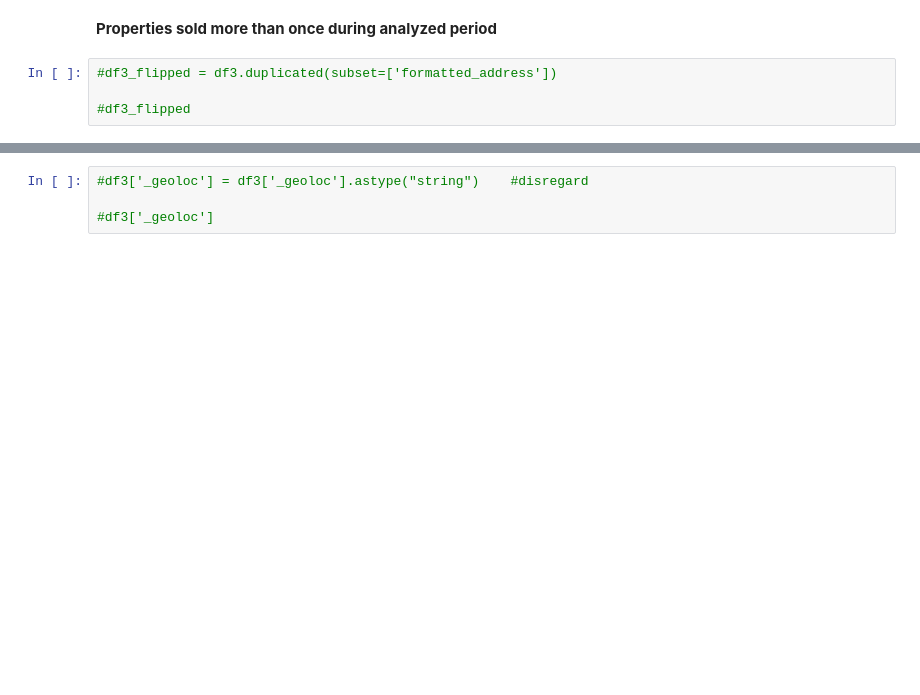
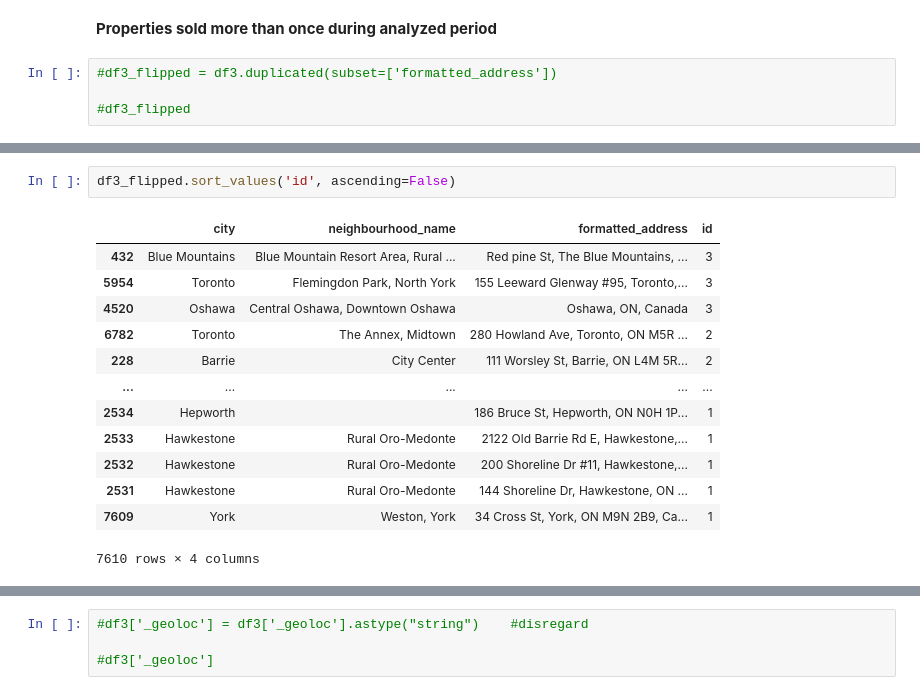
Before and after one commit to Victorgmvalente/gta_houses, a Jupyter notebook: gta_houses_analysis_Will.ipynb, the cells around one changed output, grey strips where cells are left out. Saved outputs shown, nothing was run; the diff lists cells and outputs as text; blank space fills up the shorter version.

```diff
--- a/gta_houses_analysis_Will.ipynb
+++ b/gta_houses_analysis_Will.ipynb
@@ -1006,2 +1030,18 @@ df3_flipped #muito poucas propriedades repetidas, talvez tenha pequenas diferenc
+# %%
+df3_flipped.sort_values('id', ascending=False)
+# %% [output]
+|  | city | neighbourhood_name | formatted_address | id |
+| 432 | Blue Mountains | Blue Mountain Resort Area, Rural ... | Red pine St, The Blue Mountains, ... | 3 |
+| 5954 | Toronto | Flemingdon Park, North York | 155 Leeward Glenway #95, Toronto,... | 3 |
+| 4520 | Oshawa | Central Oshawa, Downtown Oshawa | Oshawa, ON, Canada | 3 |
+| 6782 | Toronto | The Annex, Midtown | 280 Howland Ave, Toronto, ON M5R ... | 2 |
+| 228 | Barrie | City Center | 111 Worsley St, Barrie, ON L4M 5R... | 2 |
+| ... | ... | ... | ... | ... |
+| 2534 | Hepworth |  | 186 Bruce St, Hepworth, ON N0H 1P... | 1 |
+| 2533 | Hawkestone | Rural Oro-Medonte | 2122 Old Barrie Rd E, Hawkestone,... | 1 |
+| 2532 | Hawkestone | Rural Oro-Medonte | 200 Shoreline Dr #11, Hawkestone,... | 1 |
+| 2531 | Hawkestone | Rural Oro-Medonte | 144 Shoreline Dr, Hawkestone, ON ... | 1 |
+| 7609 | York | Weston, York | 34 Cross St, York, ON M9N 2B9, Ca... | 1 |
+7610 rows × 4 columns
 # %%
 df3['_geoloc'][2]
```
Also changed, not shown: parts of 43 cells of this notebook.
